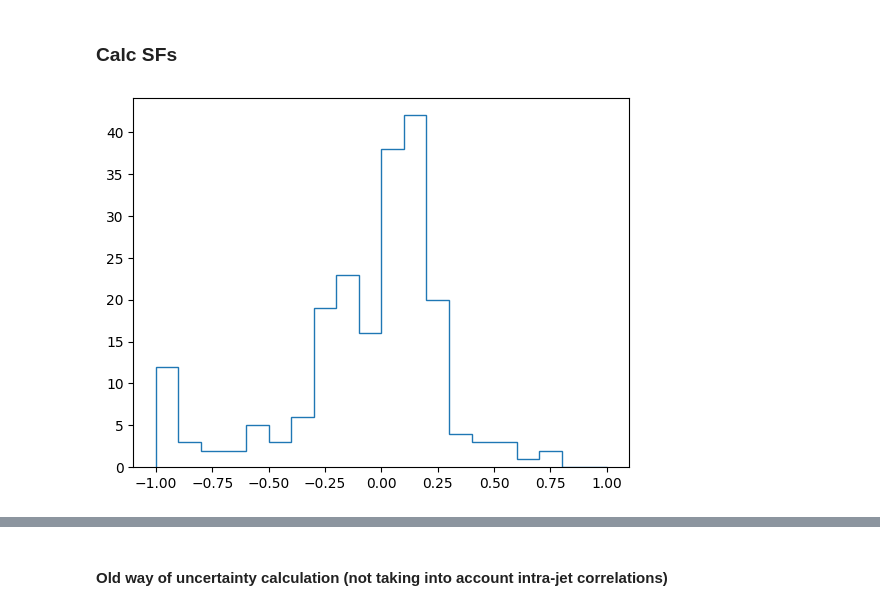
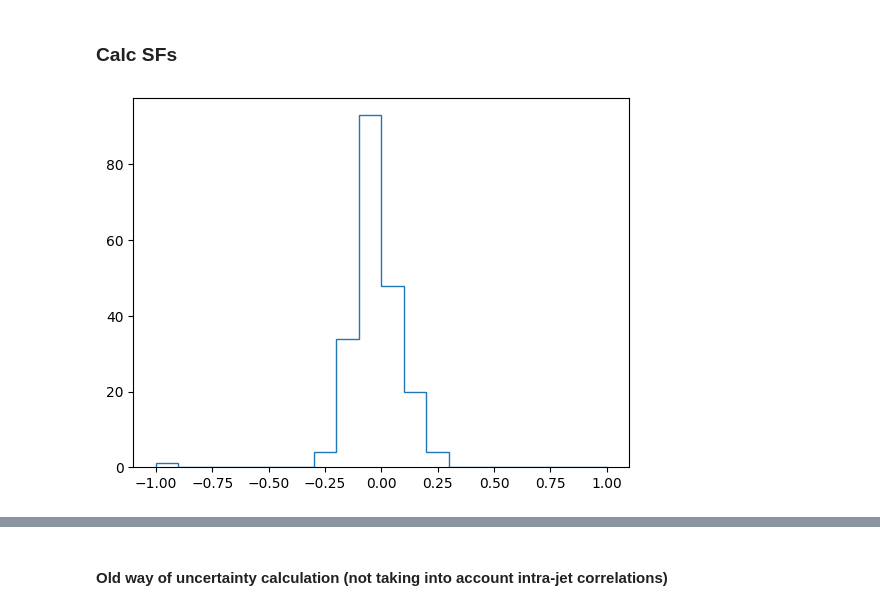
Before and after one commit to rkansal47/HHbbVV, a Jupyter notebook: src/HHbbVV/scale_factors/top_reweighting.ipynb, the cells around one changed output, grey strips where cells are left out. Saved outputs shown, nothing was run; the diff lists cells and outputs as text; code cells hidden in the pictures.

```diff
--- a/src/HHbbVV/scale_factors/top_reweighting.ipynb
+++ b/src/HHbbVV/scale_factors/top_reweighting.ipynb
@@ -532,5 +554,6 @@ ratio_shape = f["ratio_nom"].values().shape
 # %%
 max_pt_bin = ratio_nom_edges[0][-2]
+n_LP_sf_toys = 100
 # %%
 plt.figure(figsize=(10, 6))
 plt.imshow(ratio_nom[5].T[::-1], extent=[-1, 8, -5, 6.9], cmap="turbo")
@@ -548,6 +563,6 @@ _ = plt.colorbar()
 # %%
-pt_extrap_lookups = {"params": [], "errs": [], "sys_up_params": [], "sys_down_params": []}
-max_fparams = 4  # max order (+1) of functions
+pt_extrap_lookups_dict = {"params": [], "errs": [], "sys_up_params": [], "sys_down_params": []}
+max_fparams = 3  # max order (+1) of functions
 
 
 def _np_pad(arr: np.ndarray, target: int = max_fparams):
@@ -555,23 +570,23 @@ def _np_pad(arr: np.ndarray, target: int = max_fparams):
 
 
 for i in range(ratio_shape[1]):
-    for key in pt_extrap_lookups:
-        pt_extrap_lookups[key].append([])
+    for key in pt_extrap_lookups_dict:
+        pt_extrap_lookups_dict[key].append([])
 
     for j in range(ratio_shape[2]):
         func = f["pt_extrap"][f"func_{i + 1}_{j + 1}"]
-        pt_extrap_lookups["params"][-1].append(
+        pt_extrap_lookups_dict["params"][-1].append(
             _np_pad(func._members["fFormula"]._members["fClingParameters"])
         )
-        pt_extrap_lookups["errs"][-1].append(_np_pad(func._members["fParErrors"]))
-        pt_extrap_lookups["sys_up_params"][-1].append(
+        pt_extrap_lookups_dict["errs"][-1].append(_np_pad(func._members["fParErrors"]))
+        pt_extrap_lookups_dict["sys_up_params"][-1].append(
             _np_pad(
                 f["pt_extrap"][f"func_sys_tot_up_{i + 1}_{j + 1}"]
                 ._members["fFormula"]
                 ._members["fClingParameters"]
             )
         )
-        pt_extrap_lookups["sys_down_params"][-1].append(
+        pt_extrap_lookups_dict["sys_down_params"][-1].append(
             _np_pad(
                 f["pt_extrap"][f"func_sys_tot_down_{i + 1}_{j + 1}"]
                 ._members["fFormula"]
@@ -579,5 +594,19 @@ for i in range(ratio_shape[1]):
             )
         )
 
-for key in pt_extrap_lookups:
-    pt_extrap_lookups[key] = dense_lookup(np.array(pt_extrap_lookups[key]), ratio_nom_edges[1:])
+for key in pt_extrap_lookups_dict:
+    pt_extrap_lookups_dict[key] = np.array(pt_extrap_lookups_dict[key])
+
+for arr in pt_extrap_lookups_dict.values():
+    print(np.max(np.sum(arr != 0, axis=2)))
+
+# smear parameters according to errors for pt extrap unc.
+rand_noise = np.random.normal(size=[n_LP_sf_toys, *pt_extrap_lookups_dict["params"].shape])
+smeared_pt_params = pt_extrap_lookups_dict["params"] + (pt_extrap_lookups_dict["errs"] * rand_noise)
+
+for key in pt_extrap_lookups_dict:
+    pt_extrap_lookups_dict[key] = dense_lookup(pt_extrap_lookups_dict[key], ratio_edges[1:])
+
+pt_extrap_lookups_dict["smeared_params"] = [
+    dense_lookup(smeared_pt_params[i], ratio_edges[1:]) for i in range(n_LP_sf_toys)
+]
@@ -602,4 +635,7 @@ flat_subjet_pt = np.repeat(ak.flatten(kt_subjets_pt), ak.count(lds.kt, axis=1)).
 high_pt_sel = flat_subjet_pt > max_pt_bin
 hpt_logD = flat_logD[high_pt_sel]
 hpt_logkt = flat_logkt[high_pt_sel]
-hpt_sjpt = flat_subjet_pt[high_pt_sel]  # change this to 1/sjpt for next iteration
+hpt_sjpt = 1 / flat_subjet_pt[high_pt_sel]
+
+# store polynomial orders for pT extrapolation
+sj_pt_orders = np.array([np.power(hpt_sjpt, i) for i in range(max_fparams)]).T
@@ -609,13 +642,13 @@ sj_pt_orders = np.array([np.power(hpt_sjpt, i) for i in range(max_fparams)]).T
 # %%
 clip_max, clip_min = 10, 0.1
-pt_lookup = pt_extrap_lookups["params"]
+pt_lookup = pt_extrap_lookups_dict["params"]
 params = pt_lookup(hpt_logD, hpt_logkt)
 pt_extrap_vals = np.maximum(np.minimum(np.sum(params * sj_pt_orders, axis=1), clip_max), clip_min)
 # %%
 _ = plt.hist(
-    np.log10(np.maximum(np.sum(params * sj_pt_orders, axis=1), 0.1)),
+    np.log10(pt_extrap_vals),
     np.linspace(-1, 1, 21),
     histtype="step",
 )
 # %% [output]
-[figure, old version]
+[figure, new version]
```
Also changed, not shown: parts of 16 cells of this notebook, 5 other files.
